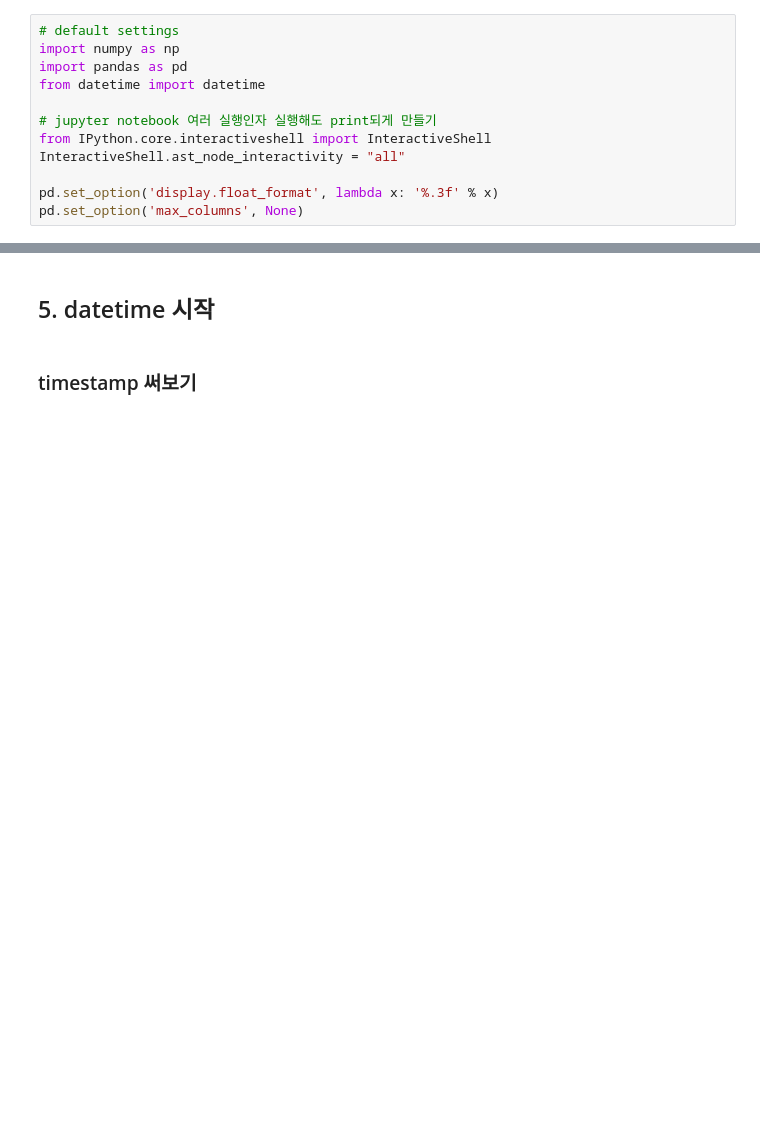
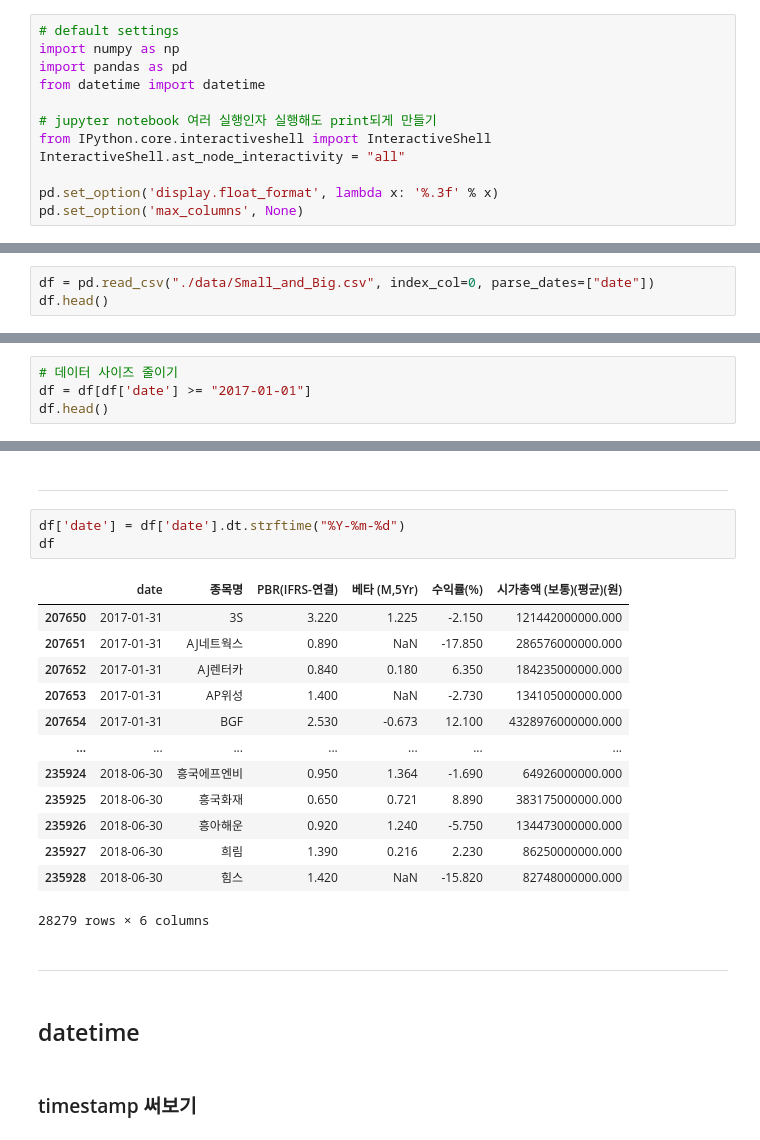
Before and after one commit to EasyCoding-7/python-data-analysis, a Jupyter notebook: 5.datetime.ipynb, the cells around one changed output, grey strips where cells are left out. Cells and saved outputs as stored; diff of their text form; blank space fills up the shorter version.

Commit message:
edit datetime

```diff
--- a/5.datetime.ipynb
+++ b/5.datetime.ipynb
@@ -55,0 +68,3 @@ pd.set_option('max_columns', None)
+# %%
+df = pd.read_csv("./data/Small_and_Big.csv", index_col=0, parse_dates=["date"])
+df.head()
@@ -55,0 +80,4 @@ pd.set_option('max_columns', None)
+# %%
+# 데이터 사이즈 줄이기
+df = df[df['date'] >= "2017-01-01"]
+df.head()
@@ -56,5 +116,26 @@ pd.set_option('max_columns', None)
+# %% [markdown]
+---
+# %%
+df['date'] = df['date'].dt.strftime("%Y-%m-%d")
+df
+# %% [output]
+|  | date | 종목명 | PBR(IFRS-연결) | 베타 (M,5Yr) | 수익률(%) | 시가총액 (보통)(평균)(원) |
+| 207650 | 2017-01-31 | 3S | 3.220 | 1.225 | -2.150 | 121442000000.000 |
+| 207651 | 2017-01-31 | AJ네트웍스 | 0.890 | NaN | -17.850 | 286576000000.000 |
+| 207652 | 2017-01-31 | AJ렌터카 | 0.840 | 0.180 | 6.350 | 184235000000.000 |
+| 207653 | 2017-01-31 | AP위성 | 1.400 | NaN | -2.730 | 134105000000.000 |
+| 207654 | 2017-01-31 | BGF | 2.530 | -0.673 | 12.100 | 4328976000000.000 |
+| ... | ... | ... | ... | ... | ... | ... |
+| 235924 | 2018-06-30 | 흥국에프엔비 | 0.950 | 1.364 | -1.690 | 64926000000.000 |
+| 235925 | 2018-06-30 | 흥국화재 | 0.650 | 0.721 | 8.890 | 383175000000.000 |
+| 235926 | 2018-06-30 | 흥아해운 | 0.920 | 1.240 | -5.750 | 134473000000.000 |
+| 235927 | 2018-06-30 | 희림 | 1.390 | 0.216 | 2.230 | 86250000000.000 |
+| 235928 | 2018-06-30 | 힘스 | 1.420 | NaN | -15.820 | 82748000000.000 |
+28279 rows × 6 columns
+# %% [markdown]
+---
 # %% [markdown]
-## 5. datetime 시작
+## datetime
 # %% [markdown]
 ### timestamp 써보기
 # %% [markdown]
```
Also changed, not shown: parts of 57 cells of this notebook.
